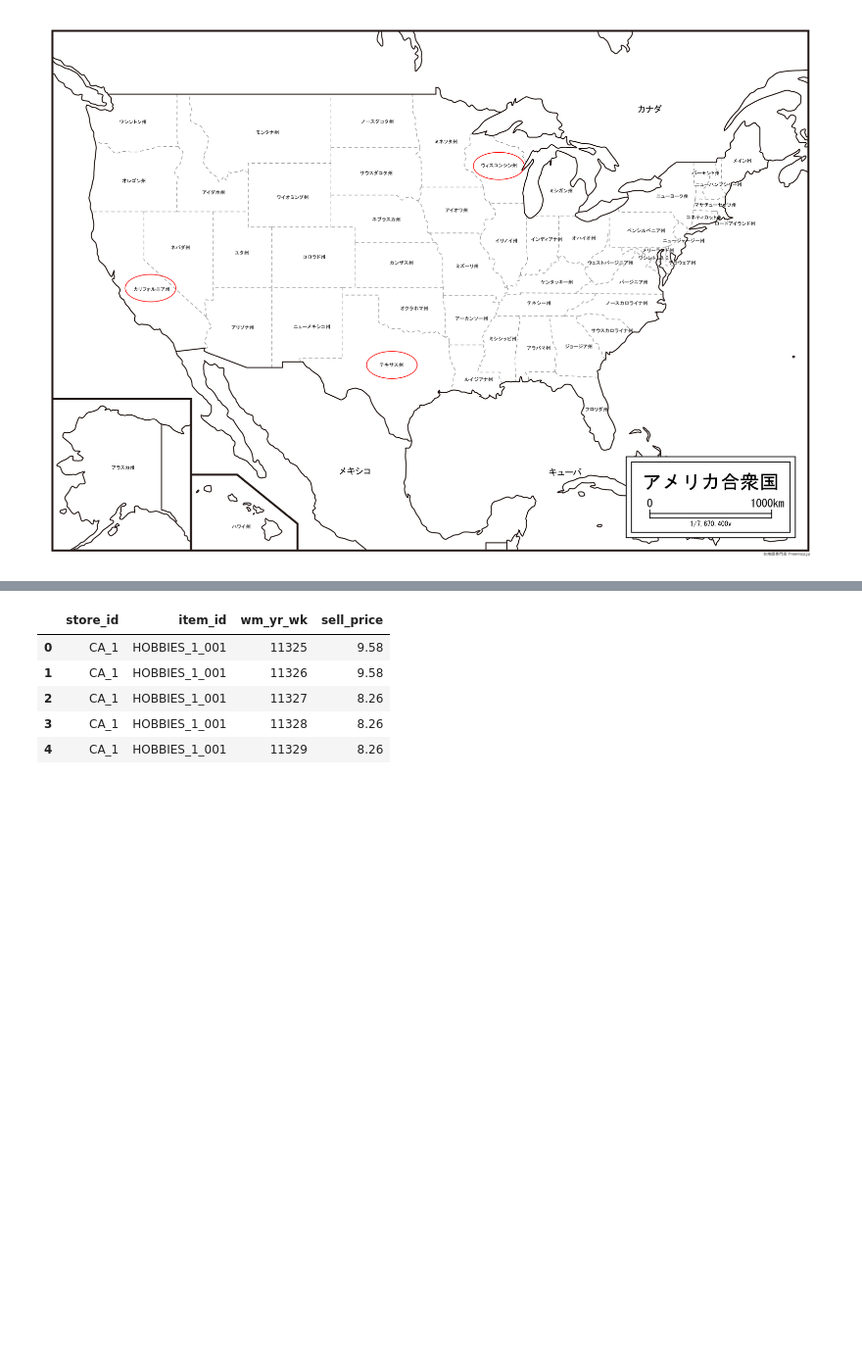
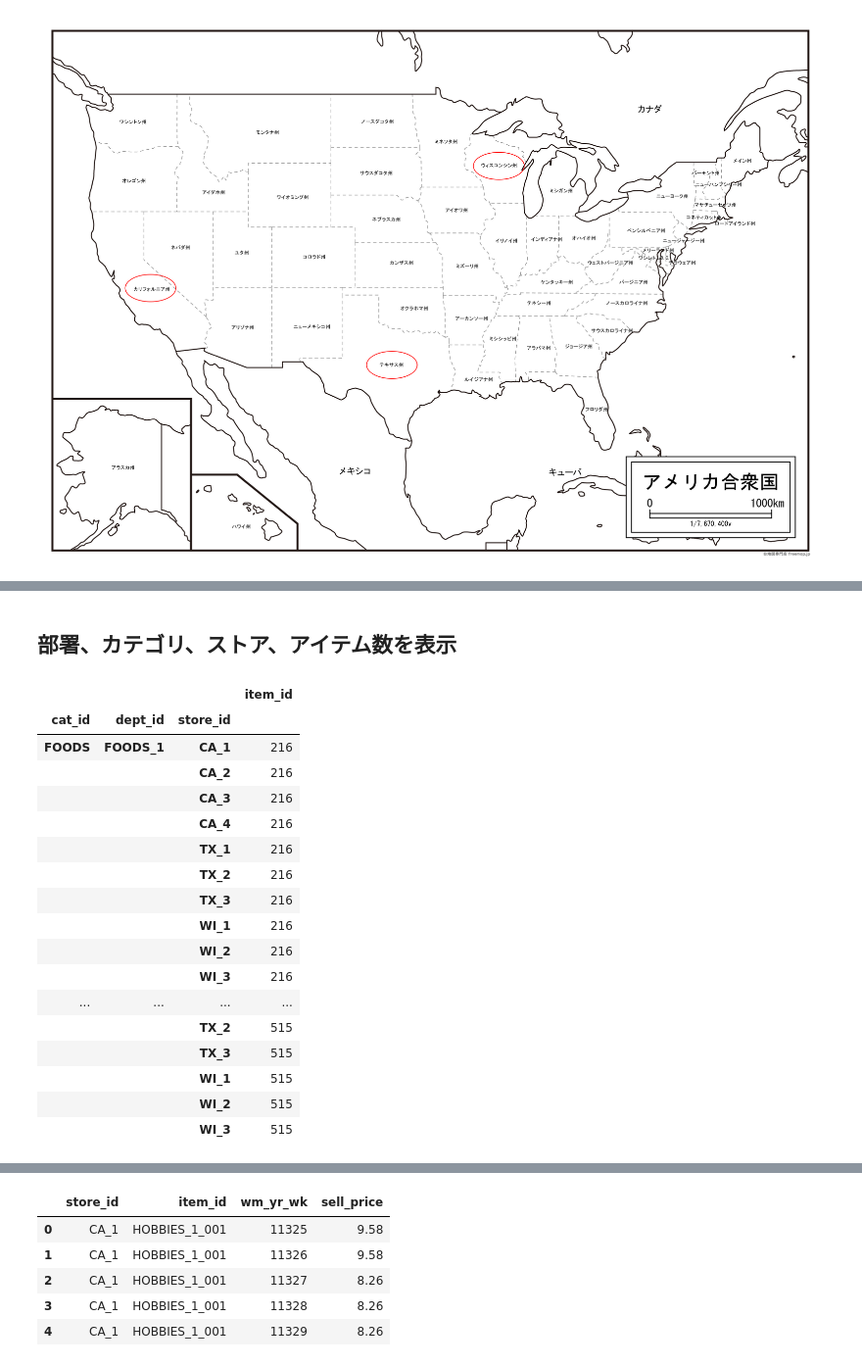
Before and after one commit to THashiz/kaggle, a Jupyter notebook: M5_basic_analysis.ipynb, the cells around one changed output, grey strips where cells are left out. Shown at 98% size. Saved outputs shown, nothing was run; the diff lists cells and outputs as text; code cells hidden in the pictures; blank space fills up the shorter version.

```diff
--- a/M5_basic_analysis.ipynb
+++ b/M5_basic_analysis.ipynb
@@ -202,0 +242,26 @@ sales_train.describe()
+# %% [markdown]
+## 部署、カテゴリ、ストア、アイテム数を表示
+# %%
+pd.set_option('display.max_rows', 100)
+items=sales_train.loc[ : , ['cat_id','dept_id','store_id','item_id']]
+item_count=items.groupby(['cat_id','dept_id','store_id']).count()
+display(item_count)
+# %% [output]
+|  |  |  | item_id |
+| cat_id | dept_id | store_id |  |
+| FOODS | FOODS_1 | CA_1 | 216 |
+|  |  | CA_2 | 216 |
+|  |  | CA_3 | 216 |
+|  |  | CA_4 | 216 |
+|  |  | TX_1 | 216 |
+|  |  | TX_2 | 216 |
+|  |  | TX_3 | 216 |
+|  |  | WI_1 | 216 |
+|  |  | WI_2 | 216 |
+|  |  | WI_3 | 216 |
+| ... | ... | ... | ... |
+|  |  | TX_2 | 515 |
+|  |  | TX_3 | 515 |
+|  |  | WI_1 | 515 |
+|  |  | WI_2 | 515 |
+|  |  | WI_3 | 515 |
```
Also changed, not shown: parts of 14 cells of this notebook.
